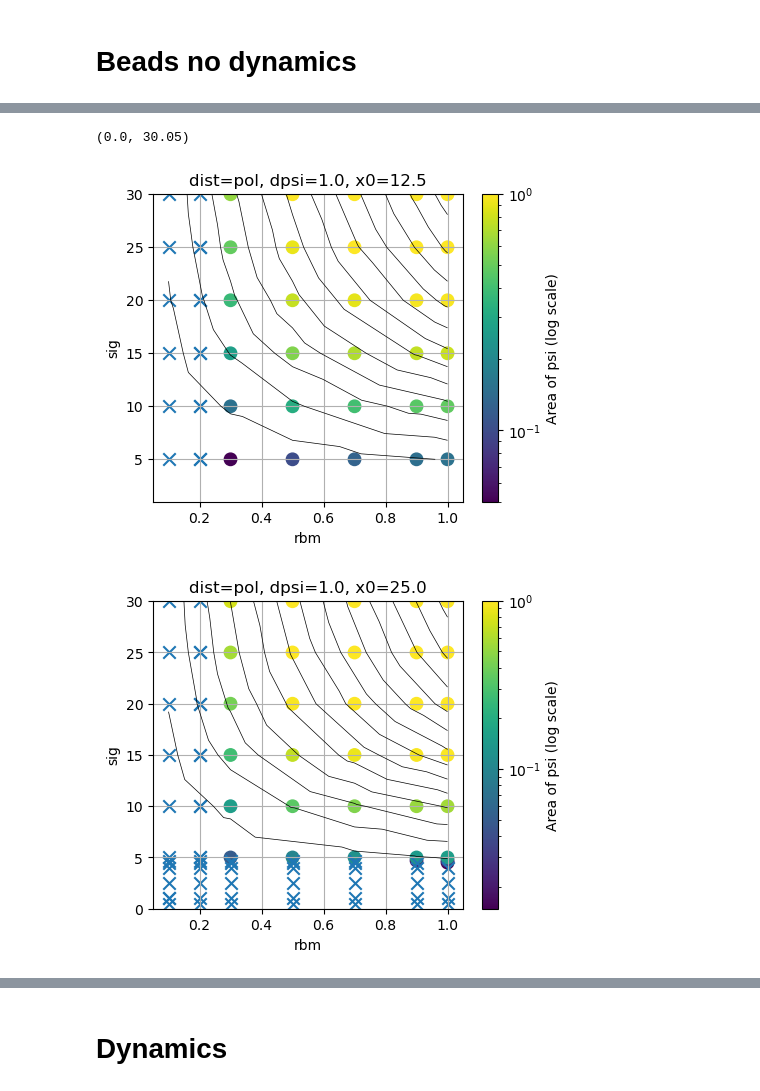
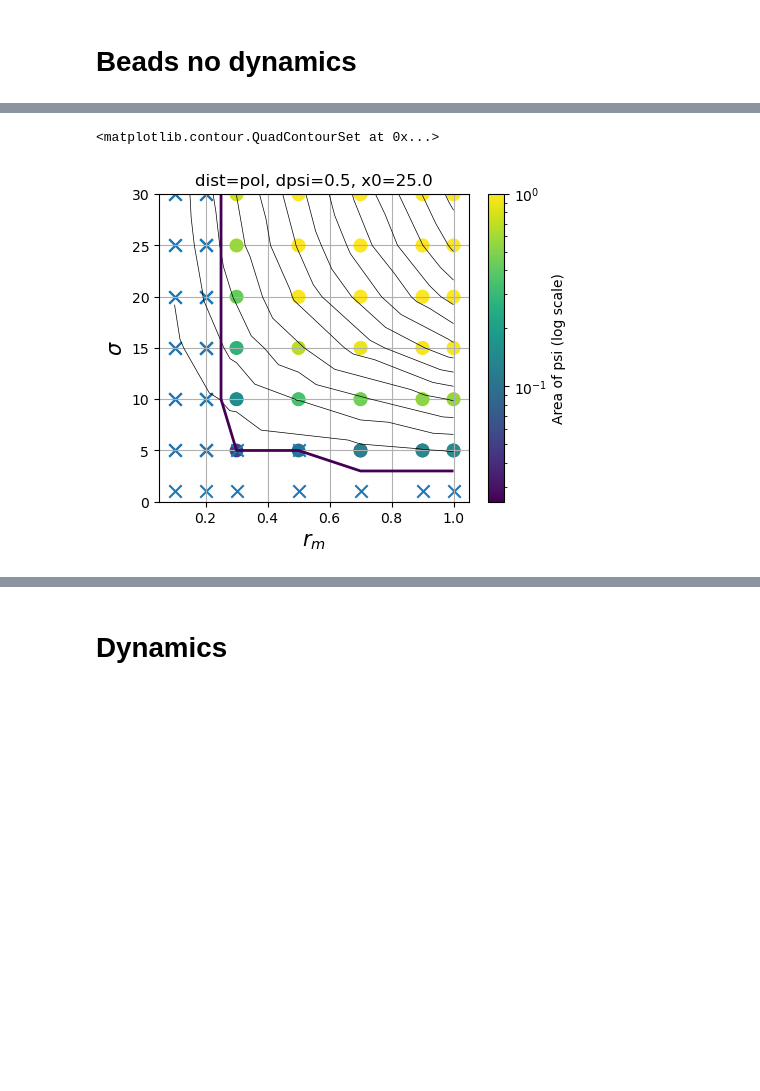
Before and after one commit to pvblop/Memory-Phase-Field-Models, a Jupyter notebook: equation_solver_gauss_dist/analysis_sweep.ipynb, the cells around one changed output, grey strips where cells are left out. Saved outputs shown, nothing was run; the diff lists cells and outputs as text; code cells hidden in the pictures; blank space fills up the shorter version.

```diff
--- a/equation_solver_gauss_dist/analysis_sweep.ipynb
+++ b/equation_solver_gauss_dist/analysis_sweep.ipynb
@@ -308,51 +350,32 @@ x0:
 # %%
 fixed = {
         "dist": "pol",
-        "dpsi": 1.0,
-        "x0": 12.5
+        "dpsi": 0.5,
+        "x0": 25.0
         }
 
-fig, ax = plt.subplots(figsize=(5, 4))
-plot_binary_phase_scatter(
-    df,
-    x="rbm",
-    y="sig",
-    fixed=fixed,
-    ax=ax
-)
-
-d = df.copy()
-d=d[d["x0"] == 12.5]
-sig = d["sig"].values
-rbm = d["rbm"].values
-Nb = d["Nb"].values
-ax.tricontour(rbm, sig, Nb, levels=14, linewidths=0.5, colors='k')
-plt.xlim(0.05, 1.05)
-plt.ylim(1.0, 30.05)
-
-
-
-
-
-fixed["x0"] = 25.0
 fig, ax = plt.subplots(figsize=(5, 4))
 plot_binary_phase_scatter(
     df,
     x="rbm",
     y="sig",
     fixed=fixed,
     ax=ax
 )
 
 d = df.copy()
 d=d[d["x0"] == 25.0]
 sig = d["sig"].values
 rbm = d["rbm"].values
 Nb = d["Nb"].values
 ax.tricontour(rbm, sig, Nb, levels=14, linewidths=0.5, colors='k')
 plt.xlim(0.05, 1.05)
 plt.ylim(0.0, 30.05)
+ax.set_xlabel(r"$r_m$", fontsize=15)
+ax.set_ylabel(r"$\sigma$", fontsize=15)
+plt.savefig("phase_diagram_gauss.png", dpi=300, bbox_inches="tight")
+
+add_binary_transition_curve(ax, df, fixed, x="rbm", y="sig", eps=1e-2, value="area_psi")
 # %% [output]
-(0.0, 30.05)
+<matplotlib.contour.QuadContourSet at 0x...>
-[figure, old version]
+[figure, new version]
-[figure, removed]
```
Also changed, not shown: parts of 4 cells of this notebook, 8 other files.
